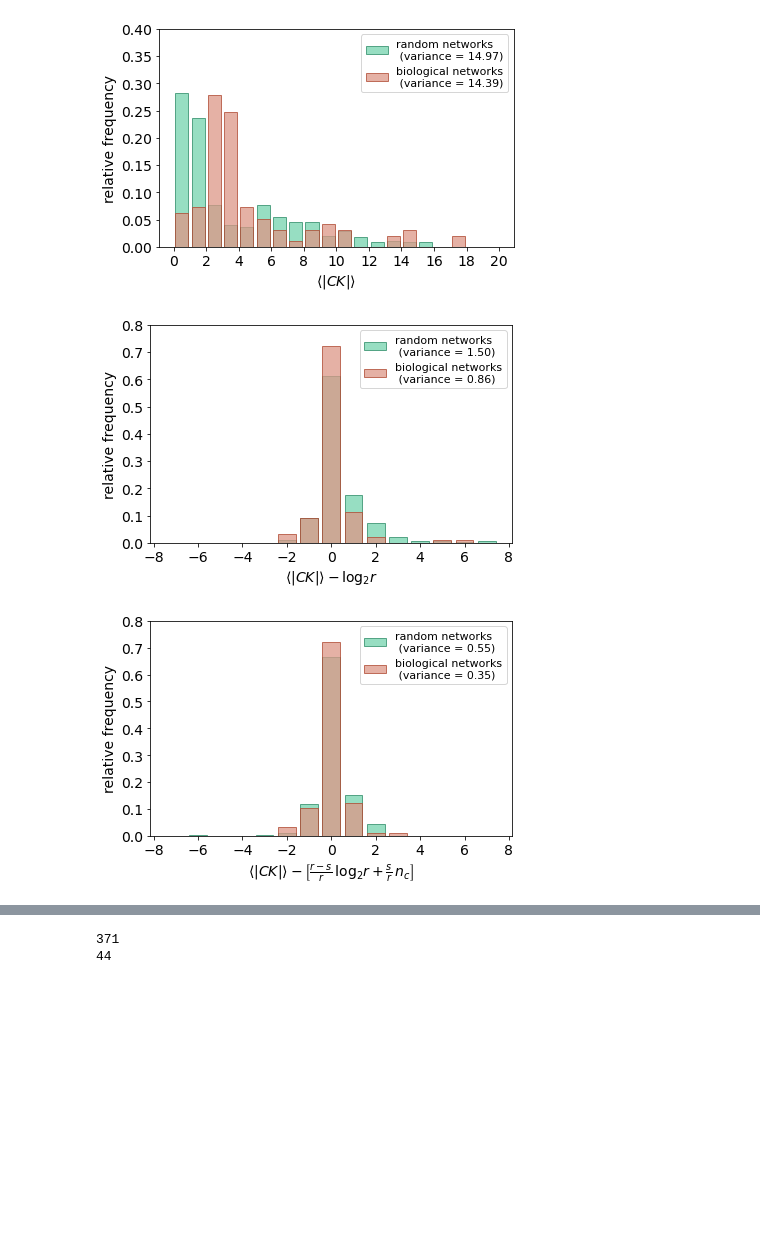
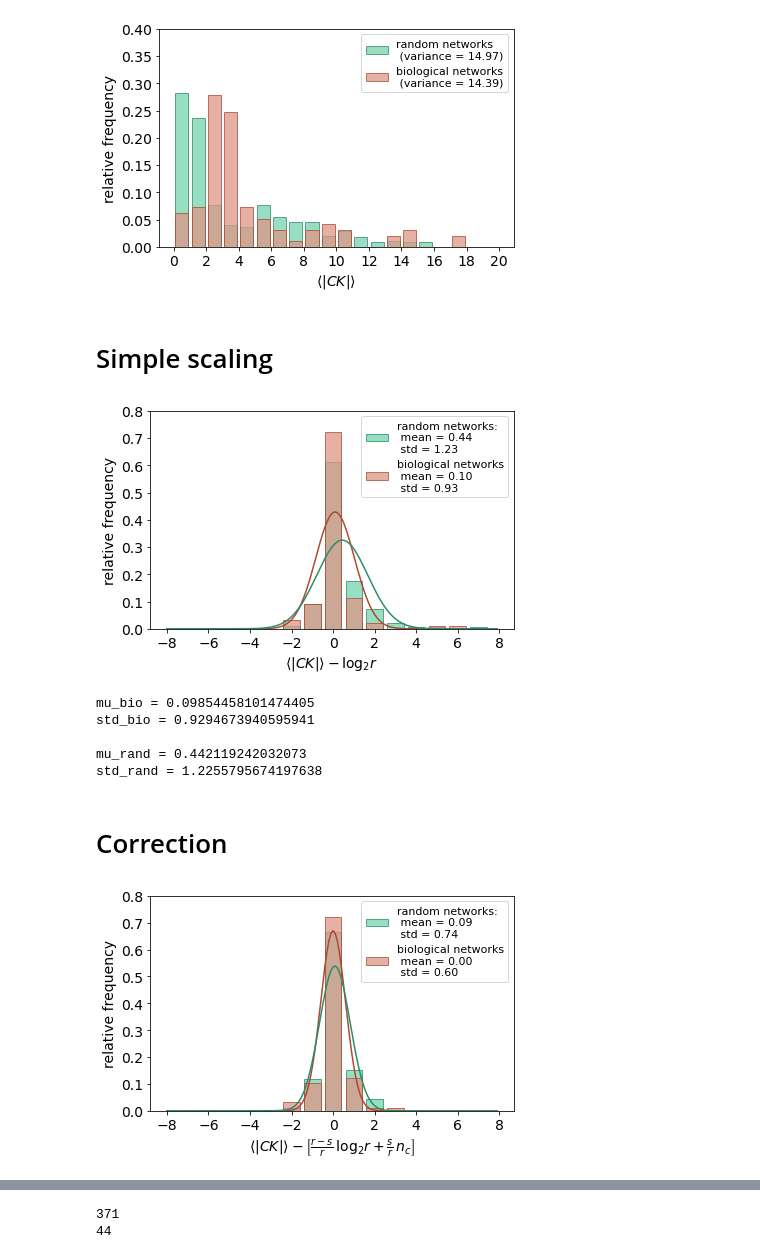
Before and after one commit to EnricoBorriello/Control-Kernel--Difficult-Control, a Jupyter notebook: Plots_variance.ipynb, the cells around one changed output, grey strips where cells are left out. Saved outputs shown, nothing was run; the diff lists cells and outputs as text; code cells hidden in the pictures; blank space fills up the shorter version.

Commit message:
Added Gaussian fits.

```diff
--- a/Plots_variance.ipynb
+++ b/Plots_variance.ipynb
@@ -15,6 +15,10 @@ colors = {'random':'#74D3AE',
            'cellcollective':'#DD9787',
            'cellcollective dark':'#AF4831'
           }
+# %%
+def gaussian(mu, sigma, x):
+    y = (1 / (sigma * np.sqrt(2 * np.pi))) * np.exp(-0.5 * ((x - mu) / sigma) ** 2)
+    return y
 # %%
 #cc_data = pd.read_csv('240123_cell_collective_ck_and_isolated_fp_data.csv')
 #rand_data = pd.read_csv('240123_random_ck_and_isolated_fp_data.csv')
@@ -50,6 +54,8 @@ plt.savefig('NEW_ck_dist.pdf')
 plt.show()
 # %% [output]
 [figure]
+# %% [markdown]
+# Simple scaling
 # %%
 ck = bio_data['mean control kernel size']
 r = bio_data['number of attractors']
@@ -59,15 +65,29 @@ ck = rand_data['mean control kernel size']
 r = rand_data['number of attractors']
 rand = ck - np.log2(r)
 
+# Gaussian bio
+mu_bio = np.mean(bio)
+std_bio = np.std(bio)
+x = np.arange(-8,8,.1)
+y_bio = gaussian(mu_bio,std_bio,x)
+plt.plot(x,y_bio,color=colors['cellcollective dark'])
+
+# Gaussian rand
+mu_rand = np.mean(rand)
+std_rand = np.std(rand)
+x = np.arange(-8,8,.1)
+y_rand = gaussian(mu_rand,std_rand,x)
+plt.plot(x,y_rand,color=colors['random dark'])
+
 bins = np.linspace(-7.5, 7.5, 16)
 plt.ylim(0,.8)
 
 plt.hist(rand, bins=bins,density=True,alpha=.75,
-         label='random networks\n (variance = '+'{:.2f}'.format(np.var(rand))+')',
+         label='random networks:'+'\n mean = '+'{:.2f}'.format(mu_rand)+'\n std = '+'{:.2f}'.format(std_rand),
          color=colors['random'], edgecolor=colors['random dark'], rwidth=0.8)
 
 plt.hist(bio,bins=bins,density=True,alpha=.75,
-         label='biological networks\n (variance = '+'{:.2f}'.format(np.var(bio))+')',
+         label='biological networks'+'\n mean = '+'{:.2f}'.format(mu_bio)+'\n std = '+'{:.2f}'.format(std_bio),
          color=colors['cellcollective'], edgecolor=colors['cellcollective dark'], rwidth=0.8)
 
 plt.xlabel(r'$ \langle|CK|\rangle - \log_2 r$',size =14)
@@ -80,40 +100,68 @@ plt.tight_layout()
 plt.savefig('NEW_ck_model1_dist.pdf')
 plt.show()
 # %% [output]
-[figure, old version]
+[figure, new version]
+# %%
+print('mu_bio = '+str(np.mean(bio)))
+print('std_bio = '+str(np.std(bio)))
+print('')
+print('mu_rand = '+str(np.mean(rand)))
+print('std_rand = '+str(np.std(rand)))
+# %% [output]
+mu_bio = 0.09854458101474405
+std_bio = 0.9294673940595941
+
+mu_rand = 0.442119242032073
+std_rand = 1.2255795674197638
+# %% [markdown]
+# Correction
 # %%
 ck = bio_data['mean control kernel size']
 r = bio_data['number of attractors']
 s = bio_data['number of isolated fixed points']
 #n = bio_data['size']
 n = bio_data['number of core nodes']
 bio = ck - ((r-s)/r)*np.log2(r) - (s/r)*n
 
 ck = rand_data['mean control kernel size']
 r = rand_data['number of attractors']
 s = rand_data['number of isolated fixed points']
 n = rand_data['size']
 rand = ck - ((r-s)/r)*np.log2(r) - (s/r)*n
 
+# Gaussian bio
+mu_bio = np.mean(bio)
+std_bio = np.std(bio)
+x = np.arange(-8,8,.1)
+y_bio = gaussian(mu_bio,std_bio,x)
+plt.plot(x,y_bio,color=colors['cellcollective dark'])
+
+# Gaussian rand
+mu_rand = np.mean(rand)
+std_rand = np.std(rand)
+x = np.arange(-8,8,.1)
+y_rand = gaussian(mu_rand,std_rand,x)
+plt.plot(x,y_rand,color=colors['random dark'])
+
 bins = np.linspace(-7.5, 7.5, 16)
 plt.ylim(0,.8)
 
 plt.hist(rand, bins=bins,density=True,alpha=.75,
-         label='random networks\n (variance = '+'{:.2f}'.format(np.var(rand))+')',
+         label='random networks:'+'\n mean = '+'{:.2f}'.format(mu_rand)+'\n std = '+'{:.2f}'.format(std_rand),
          color=colors['random'], edgecolor=colors['random dark'], rwidth=0.8)
 
 plt.hist(bio,bins=bins,density=True,alpha=.75,
-         label='biological networks\n (variance = '+'{:.2f}'.format(np.var(bio))+')',
+         label='biological networks'+'\n mean = '+'{:.2f}'.format(mu_bio)+'\n std = '+'{:.2f}'.format(std_bio),
          color=colors['cellcollective'], edgecolor=colors['cellcollective dark'], rwidth=0.8)
 
 plt.xlabel(r'$ \langle|CK|\rangle - \left[\frac{r-s}{r}\,\log_2 r + \frac{s}{r}\,  n_c \right] $',size=14)
 plt.ylabel('relative frequency',size=14)
 plt.xticks(size=14)
 plt.yticks(size=14)
 
 plt.legend(fontsize=11)
 plt.tight_layout()
 plt.savefig('NEW_ck_model2_dist.pdf')
 plt.show()
 # %% [output]
-[figure, old version]
+[figure, new version]
```
Also changed, not shown: parts of 2 cells of this notebook.
